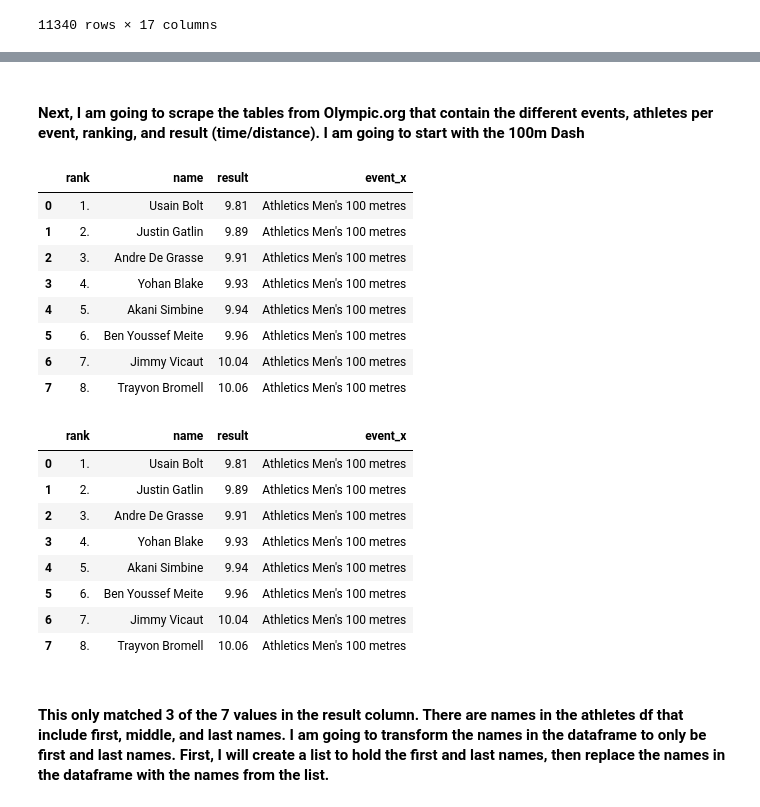
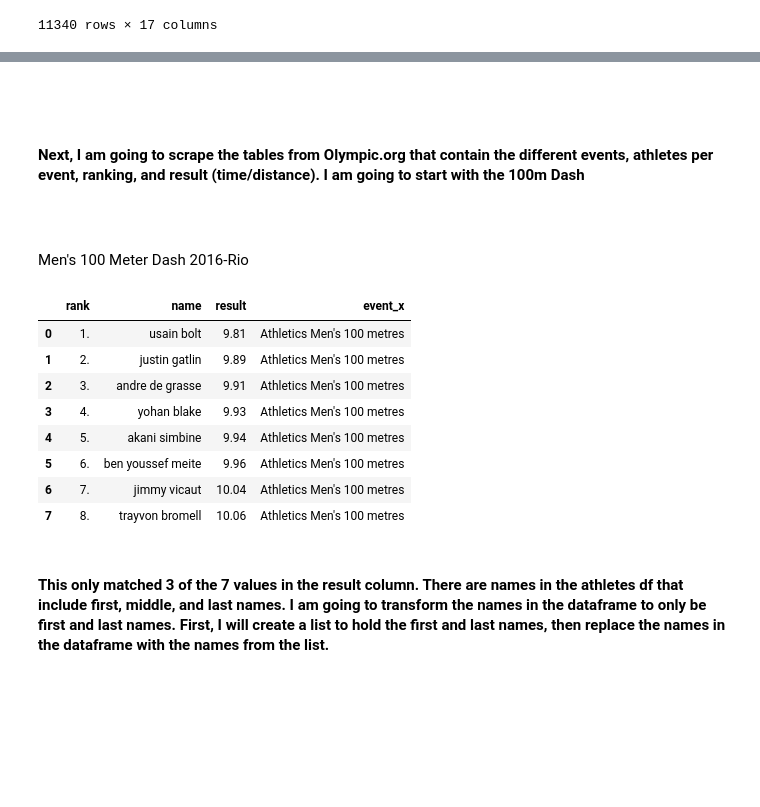
Before and after one commit to jwong853/Olympic_PED_use, a Jupyter notebook: notebooks/03_model_data.ipynb, the cells around one changed output, grey strips where cells are left out. Saved outputs shown, nothing was run; the diff lists cells and outputs as text; code cells hidden in the pictures; blank space fills up the shorter version.

```diff
--- a/notebooks/03_model_data.ipynb
+++ b/notebooks/03_model_data.ipynb
@@ -30,7 +33,7 @@ import requests
 from requests import get
 # %%
 import pandas as pd
-pd.set_option('display.max_rows', 2600)
+pd.set_option('display.max_rows', 5000)
 pd.set_option('display.max_columns', 500)
 pd.set_option('display.width', 1000000)
 # %% [markdown]
@@ -134,5 +176,11 @@ df_16.name = df_16.name.str.replace(r"\(.*\)","")
+# %% [markdown]
+#
 # %% [markdown]
 #### Next, I am going to scrape the tables from Olympic.org that contain the different events, athletes per event, ranking, and result (time/distance). I am going to start with the 100m Dash
+# %% [markdown]
+#
+# %% [markdown]
+Men's 100 Meter Dash 2016-Rio
 # %%
 url = 'https://www.olympic.org/rio-2016/athletics/100m-men'
 req = urllib3.PoolManager(cert_reqs='CERT_REQUIRED',
@@ -143,16 +191,18 @@ contents = soup.find_all(class_='table4')
 # %%
 mens_100m_16 = fn.athens_scraper(contents)
 mens_100m_16 = fn.content_cleaner(mens_100m_16)
 mens_100m_16.columns = ['rank', 'name', 'result']
 mens_100m_16.insert(3, "event_x", "Athletics Men's 100 metres")
+mens_100m_16.name = [x.strip() for x in mens_100m_16.name]
+mens_100m_16.name = [x.lower() for x in mens_100m_16.name]
 mens_100m_16
 # %% [output]
 |  | rank | name | result | event_x |
-| 0 | 1. | Usain Bolt | 9.81 | Athletics Men's 100 metres |
-| 1 | 2. | Justin Gatlin | 9.89 | Athletics Men's 100 metres |
-| 2 | 3. | Andre De Grasse | 9.91 | Athletics Men's 100 metres |
-| 3 | 4. | Yohan Blake | 9.93 | Athletics Men's 100 metres |
-| 4 | 5. | Akani Simbine | 9.94 | Athletics Men's 100 metres |
-| 5 | 6. | Ben Youssef Meite | 9.96 | Athletics Men's 100 metres |
-| 6 | 7. | Jimmy Vicaut | 10.04 | Athletics Men's 100 metres |
-| 7 | 8. | Trayvon Bromell | 10.06 | Athletics Men's 100 metres |
+| 0 | 1. | usain bolt | 9.81 | Athletics Men's 100 metres |
+| 1 | 2. | justin gatlin | 9.89 | Athletics Men's 100 metres |
+| 2 | 3. | andre de grasse | 9.91 | Athletics Men's 100 metres |
+| 3 | 4. | yohan blake | 9.93 | Athletics Men's 100 metres |
+| 4 | 5. | akani simbine | 9.94 | Athletics Men's 100 metres |
+| 5 | 6. | ben youssef meite | 9.96 | Athletics Men's 100 metres |
+| 6 | 7. | jimmy vicaut | 10.04 | Athletics Men's 100 metres |
+| 7 | 8. | trayvon bromell | 10.06 | Athletics Men's 100 metres |
@@ -161,15 +209,3 @@ mens_100m_16.name = [x.strip() for x in mens_100m_16.name]
-# %%
-mens_100m_16
-# %% [output]
-|  | rank | name | result | event_x |
-| 0 | 1. | Usain Bolt | 9.81 | Athletics Men's 100 metres |
-| 1 | 2. | Justin Gatlin | 9.89 | Athletics Men's 100 metres |
-| 2 | 3. | Andre De Grasse | 9.91 | Athletics Men's 100 metres |
-| 3 | 4. | Yohan Blake | 9.93 | Athletics Men's 100 metres |
-| 4 | 5. | Akani Simbine | 9.94 | Athletics Men's 100 metres |
-| 5 | 6. | Ben Youssef Meite | 9.96 | Athletics Men's 100 metres |
-| 6 | 7. | Jimmy Vicaut | 10.04 | Athletics Men's 100 metres |
-| 7 | 8. | Trayvon Bromell | 10.06 | Athletics Men's 100 metres |
 # %% [markdown]
 #### This only matched 3 of the 7 values in the result column. There are names in the athletes df that include first, middle, and last names. I am going to transform the names in the dataframe to only be first and last names. First, I will create a list to hold the first and last names, then replace the names in the dataframe with the names from the list.
 # %%
```
Also changed, not shown: parts of 166 cells of this notebook, 2 other files.
